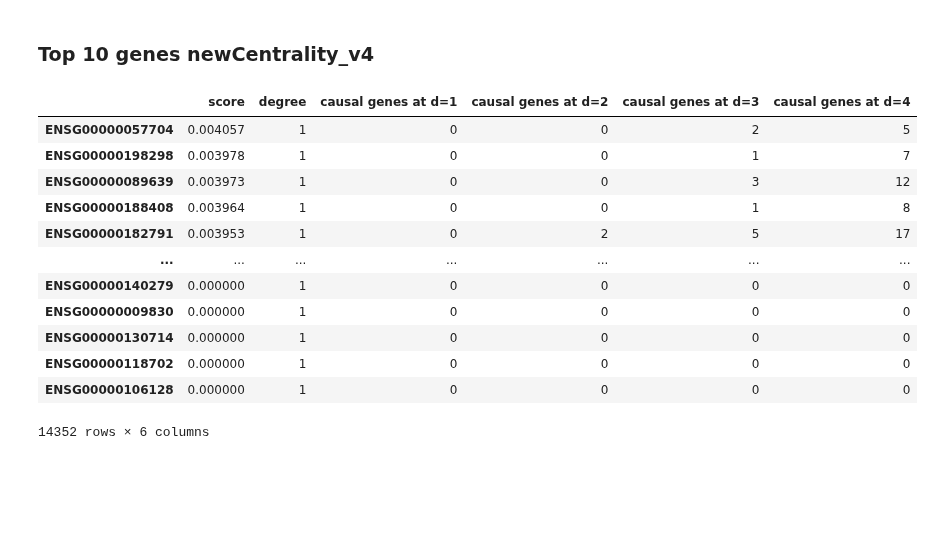
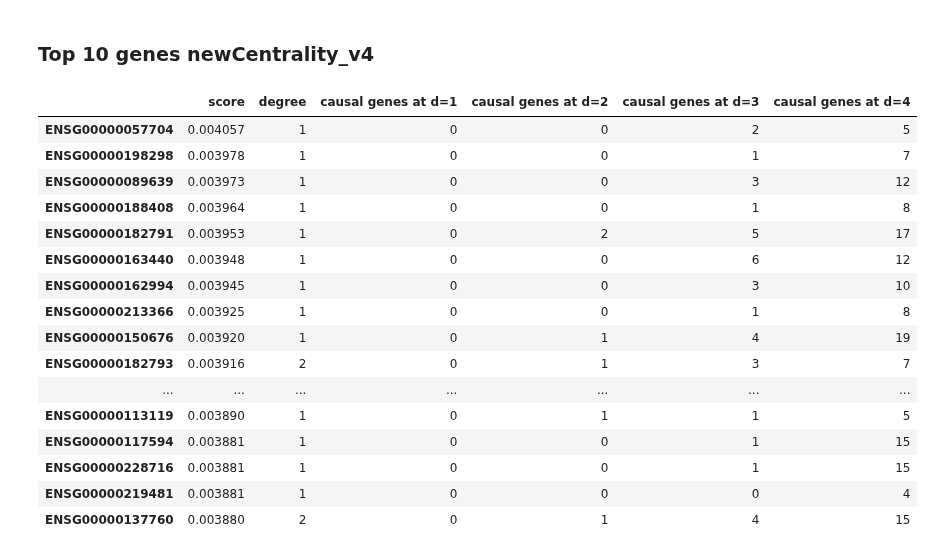
Before and after one commit to jjjk123/grexome-TIMC-Secondary-interactome, a Jupyter notebook: Interactome/scripts/analyze_scores.ipynb, the cells around one changed output. Drawn from its saved outputs; the diff is of its cells as text; code cells hidden in the pictures; blank space fills up the shorter version.

```diff
--- a/Interactome/scripts/analyze_scores.ipynb
+++ b/Interactome/scripts/analyze_scores.ipynb
@@ -264,18 +264,22 @@ df = pandas.DataFrame.from_dict(scores_sorted,
                             orient='index',
                             columns=['score', 'degree', 'causal genes at d=1', 'causal genes at d=2', 'causal genes at d=3', 'causal genes at d=4'])
 # %%
-df
+df.head(20)
 # %% [output]
 |  | score | degree | causal genes at d=1 | causal genes at d=2 | causal genes at d=3 | causal genes at d=4 |
 | ENSG00000057704 | 0.004057 | 1 | 0 | 0 | 2 | 5 |
 | ENSG00000198298 | 0.003978 | 1 | 0 | 0 | 1 | 7 |
 | ENSG00000089639 | 0.003973 | 1 | 0 | 0 | 3 | 12 |
 | ENSG00000188408 | 0.003964 | 1 | 0 | 0 | 1 | 8 |
 | ENSG00000182791 | 0.003953 | 1 | 0 | 2 | 5 | 17 |
+| ENSG00000163440 | 0.003948 | 1 | 0 | 0 | 6 | 12 |
+| ENSG00000162994 | 0.003945 | 1 | 0 | 0 | 3 | 10 |
+| ENSG00000213366 | 0.003925 | 1 | 0 | 0 | 1 | 8 |
+| ENSG00000150676 | 0.003920 | 1 | 0 | 1 | 4 | 19 |
+| ENSG00000182793 | 0.003916 | 2 | 0 | 1 | 3 | 7 |
 | ... | ... | ... | ... | ... | ... | ... |
-| ENSG00000140279 | 0.000000 | 1 | 0 | 0 | 0 | 0 |
-| ENSG00000009830 | 0.000000 | 1 | 0 | 0 | 0 | 0 |
-| ENSG00000130714 | 0.000000 | 1 | 0 | 0 | 0 | 0 |
-| ENSG00000118702 | 0.000000 | 1 | 0 | 0 | 0 | 0 |
-| ENSG00000106128 | 0.000000 | 1 | 0 | 0 | 0 | 0 |
+| ENSG00000113119 | 0.003890 | 1 | 0 | 1 | 1 | 5 |
+| ENSG00000117594 | 0.003881 | 1 | 0 | 0 | 1 | 15 |
+| ENSG00000228716 | 0.003881 | 1 | 0 | 0 | 1 | 15 |
+| ENSG00000219481 | 0.003881 | 1 | 0 | 0 | 0 | 4 |
+| ENSG00000137760 | 0.003880 | 2 | 0 | 1 | 4 | 15 |
-14352 rows × 6 columns
```
Also changed, not shown: parts of 1 cell of this notebook.
